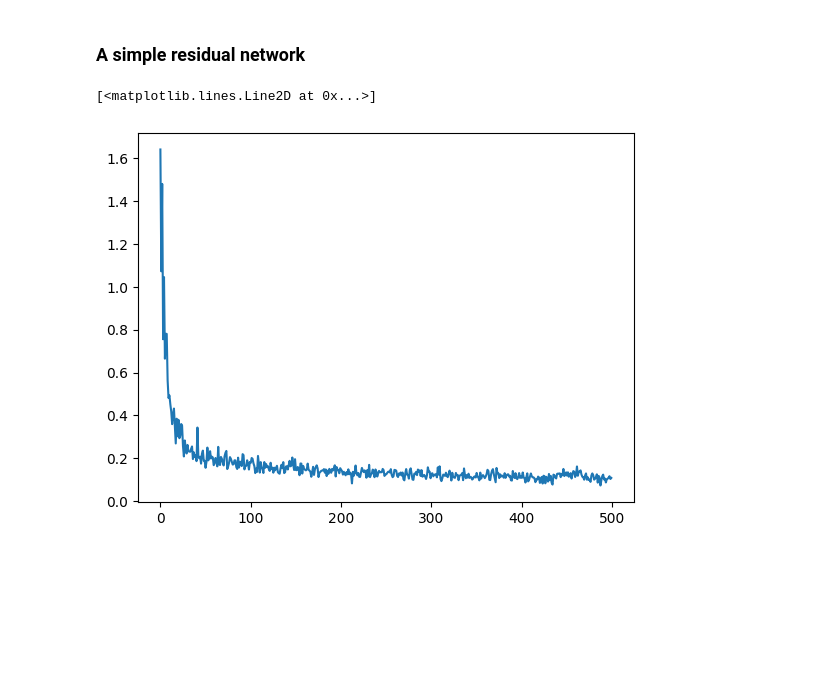
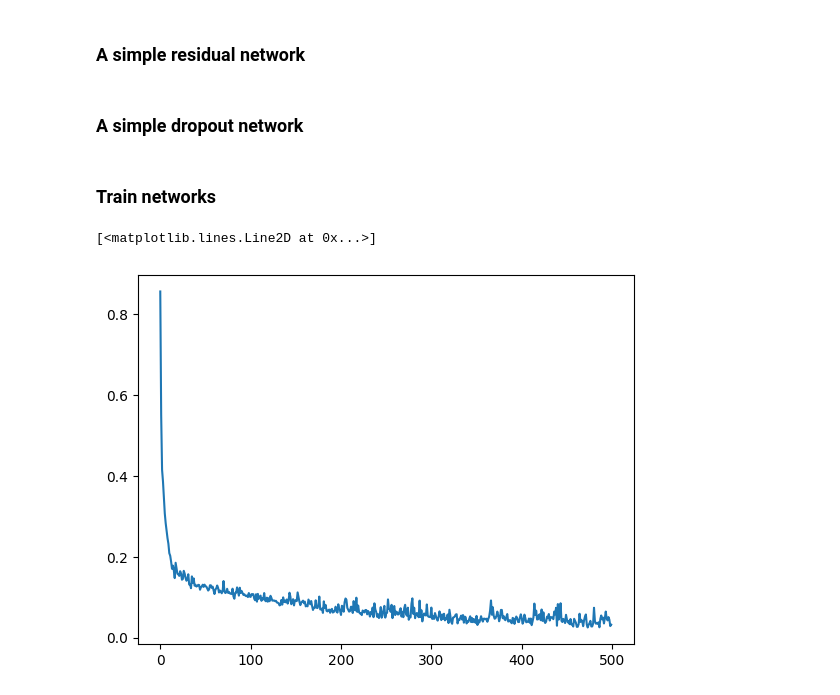
Before and after one commit to LeonY117/Bayes-Stochastic-Depth, a Jupyter notebook: notebooks/two_moon.ipynb, the cells around one changed output. Cells and saved outputs as stored; diff of their text form; code cells hidden in the pictures; blank space fills up the shorter version.

Commit message:
add dropout network and results

```diff
--- a/notebooks/two_moon.ipynb
+++ b/notebooks/two_moon.ipynb
@@ -132,3 +132,5 @@ class Sd_network(Bayesian_net):
 
     def _forward_impl(self, x: Tensor) -> Tensor:
         return self.blocks(x)
+# %% [markdown]
+### A simple dropout network
@@ -135 +156,16 @@ class Sd_network(Bayesian_net):
+# %%
+class Dropout_network(Bayesian_net):
+    def __init__(self, inp: int, oup: int, N: int, d_feat: int, p=0.5):
+        super().__init__()
+        self.blocks = nn.Sequential(
+            nn.Linear(inp, d_feat),
+            nn.BatchNorm1d(d_feat),
+            nn.ReLU(),
+            *[Residual_dropout_block(d_feat, p=p) for _ in range(N)],
+            nn.Linear(d_feat, oup),
+            nn.Sigmoid()
+        )
+
+    def _forward_impl(self, x: Tensor) -> Tensor:
+        return self.blocks(x)
 # %%
@@ -143,31 +178,27 @@ def Bayes_forward(net:Bayesian_net, x, T):
 
     return y_logits
+# %% [markdown]
+### Train networks
 # %%
-net = Sd_network(2, 1, 12, 10, p=0.5)
-
+net = Dropout_network(inp=2, oup=1, N=2, d_feat=50, p=0.1)
+# net = Sd_network(inp=2, oup=1, N=20, d_feat=5, p=0.5)
+net.train()
 optimizer = torch.optim.SGD(net.parameters(), lr=0.05, momentum=0.9, weight_decay=1e-4)
-# optimizer = torch.optim.Adam(net.parameters(), lr=0.1)
-criterion = nn.CrossEntropyLoss()
 criterion = nn.BCELoss()
 
 history = []
 
 for epoch in tqdm(range(500)):
     optimizer.zero_grad()
-    y_logits = net(X_train)
+    y_logits = net(X)
+    loss = criterion(y_logits.squeeze(1), Y)
+    loss.backward()
+    optimizer.step()
 
-    # print(y_logits.flatten()[:10])
-    # print(Y_train[:10])
-
-    loss = criterion(y_logits.squeeze(1), Y_train)
     history.append(loss.item())
 
-    loss.backward()
-
-    optimizer.step()
-
 plt.plot(history)
 # %% [output]
 [<matplotlib.lines.Line2D at 0x...>]
-[figure, old version]
+[figure, new version]
 # %%
```
Also changed, not shown: parts of 7 cells of this notebook.
